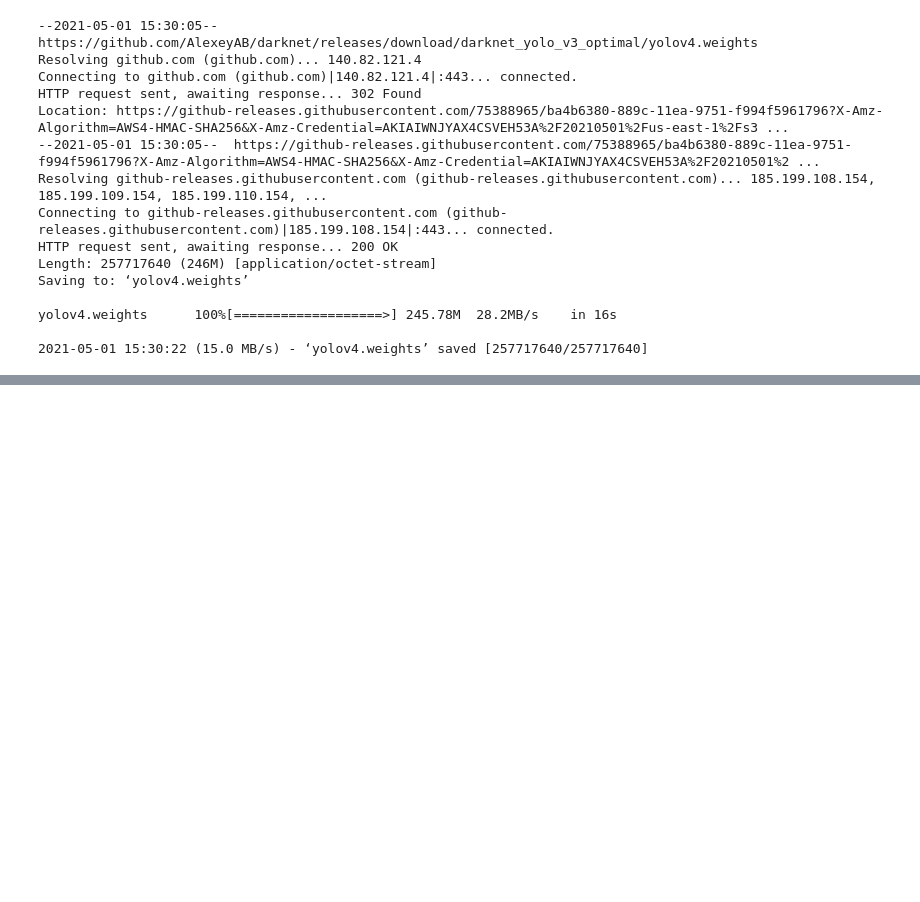
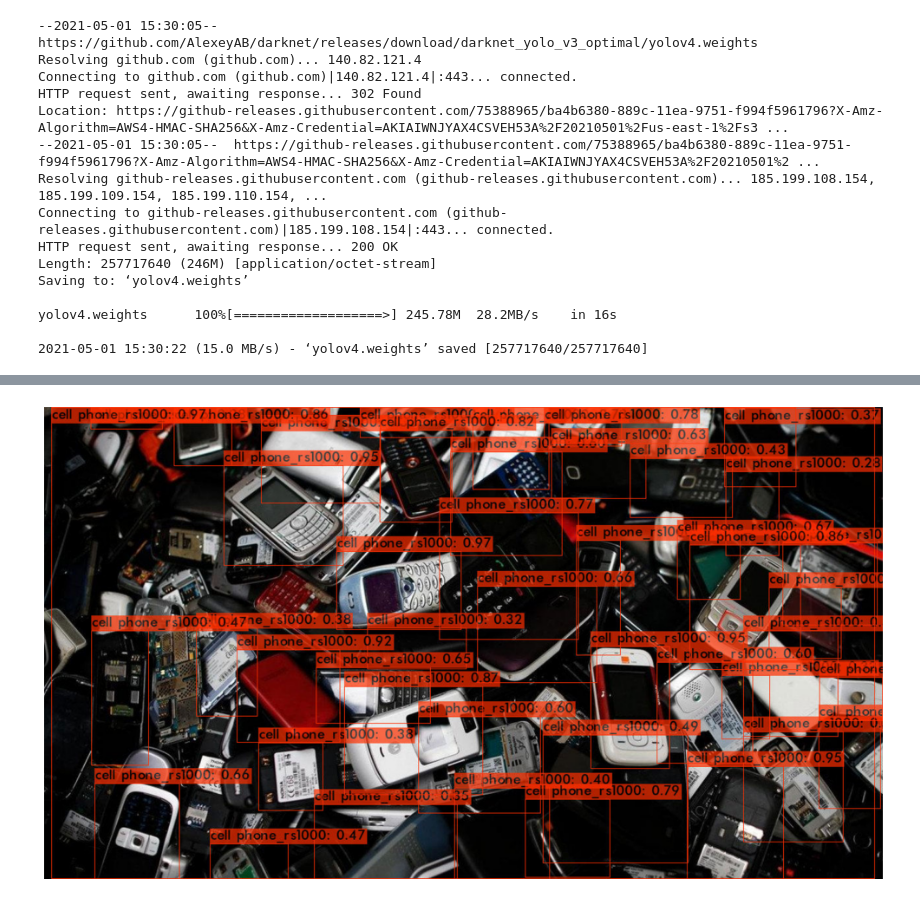
Before and after one commit to hypercosmac/e-waste-division, a Jupyter notebook: yolov4.ipynb, the cells around one changed output, grey strips where cells are left out. Cells and saved outputs as stored; diff of their text form; code cells hidden in the pictures; blank space fills up the shorter version.

```diff
--- a/yolov4.ipynb
+++ b/yolov4.ipynb
@@ -118,3 +136,5 @@ def download(path):
 # %%
-#imShow('predictions.jpg')
+imShow('predictions.jpg')
+# %% [output]
+[figure, added]
 # %%
```
Also changed, not shown: parts of 3 cells of this notebook.
